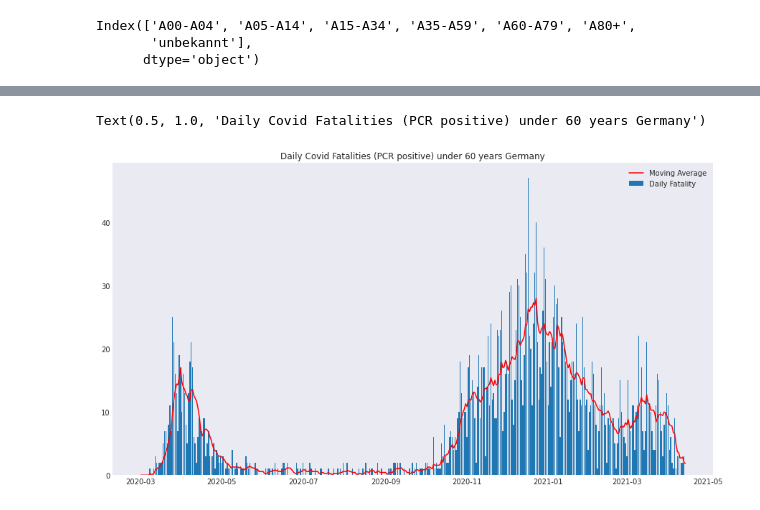
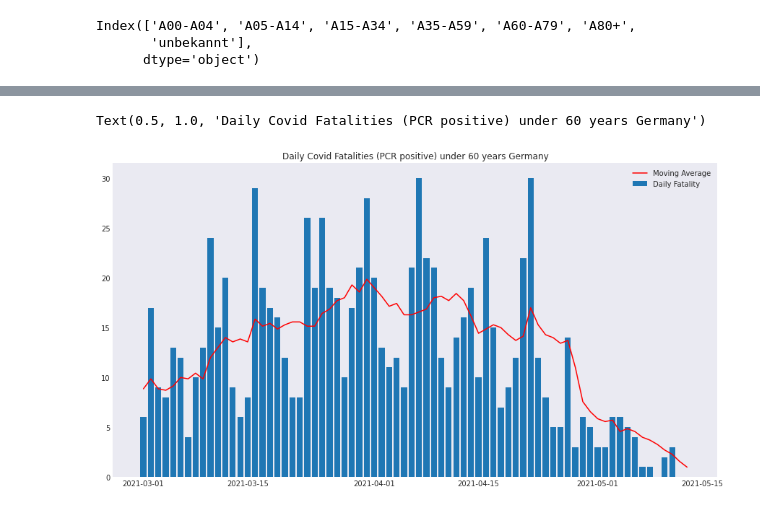
Before and after one commit to JakobRohrhirsch/COVID-19-JHU-CSSE-Analysis, a Jupyter notebook: COVID-19 RKI Analysis.ipynb, the cells around one changed output, grey strips where cells are left out. Drawn from its saved outputs; the diff is of its cells as text; code cells hidden in the pictures.

```diff
--- a/COVID-19 RKI Analysis.ipynb
+++ b/COVID-19 RKI Analysis.ipynb
@@ -419,13 +464,13 @@ Text(0.5, 1.0, 'Case Fatality Germany (%)')
 # %%
-start_date = '03-01-2020'
+start_date = '03-01-2021'
 x = rki_under60[start_date:].index
 plt.bar(x, rki_under60.NewDeathRKI[start_date:], label='Daily Fatality')
 plt.plot(x, rki_under60.NewDeathRKI.rolling(7).sum()[start_date:] / 7, label='Moving Average', color='red')
 plt.legend(loc='best')
 plt.title('Daily Covid Fatalities (PCR positive) under 60 years Germany')
 # %% [output]
 Text(0.5, 1.0, 'Daily Covid Fatalities (PCR positive) under 60 years Germany')
-[figure, old version]
+[figure, new version]
 # %%
 start_date = '03-01-2020'
 x = rki_under60[start_date:].index
```
Also changed, not shown: parts of 38 cells of this notebook.
